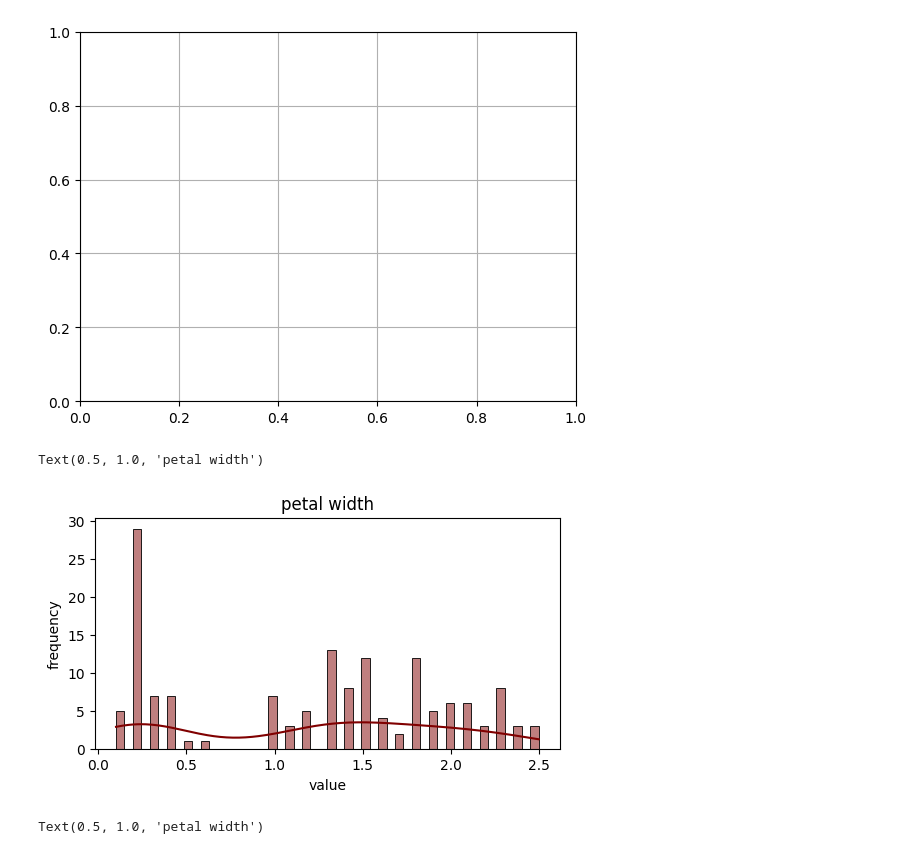
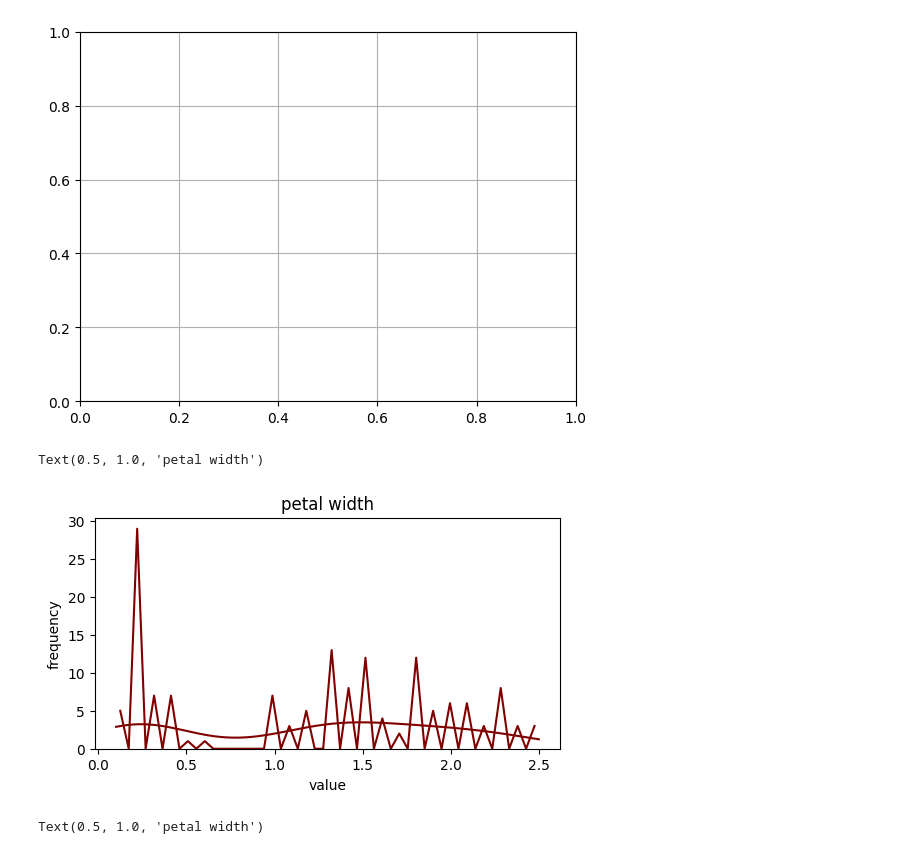
Before and after one commit to Md-Maruf-1727/LearningPractices, a Jupyter notebook: Vizualization/Vizualization1.ipynb, the cells around one changed output. Drawn from its saved outputs; the diff is of its cells as text; code cells hidden in the pictures.

```diff
--- a/Vizualization/Vizualization1.ipynb
+++ b/Vizualization/Vizualization1.ipynb
@@ -185,13 +185,13 @@ plt.grid()
 # %%
 #histgram with seaborn
 plt.figure(figsize=(6,3))
-sns.histplot(mainiris_data['petal_width'],kde=True, bins=50, color='maroon')
+sns.histplot(mainiris_data['petal_width'],palette= ,fill=False,element='poly',kde=True, bins=50, color='maroon')
 plt.xlabel('value')
 plt.ylabel('frequency')
 plt.title('petal width')
 # %% [output]
 Text(0.5, 1.0, 'petal width')
-[figure, old version]
+[figure, new version]
 # %%
 plt.figure(figsize=(6,3))
 sns.histplot(data=mainiris_data, x='petal_width',hue='species', multiple='layer',kde=True, bins=50, color='maroon')
```
Also changed, not shown: parts of 4 cells of this notebook.
